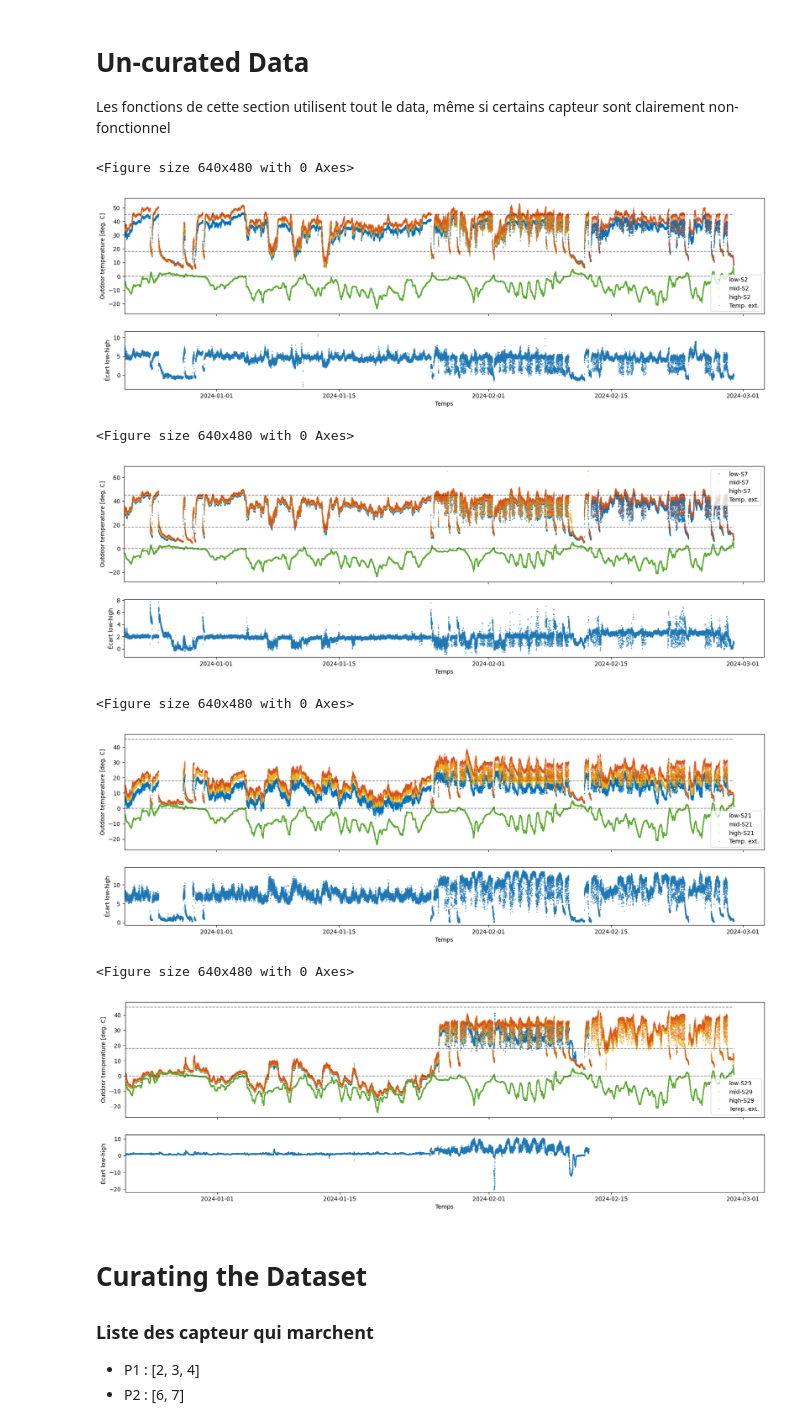
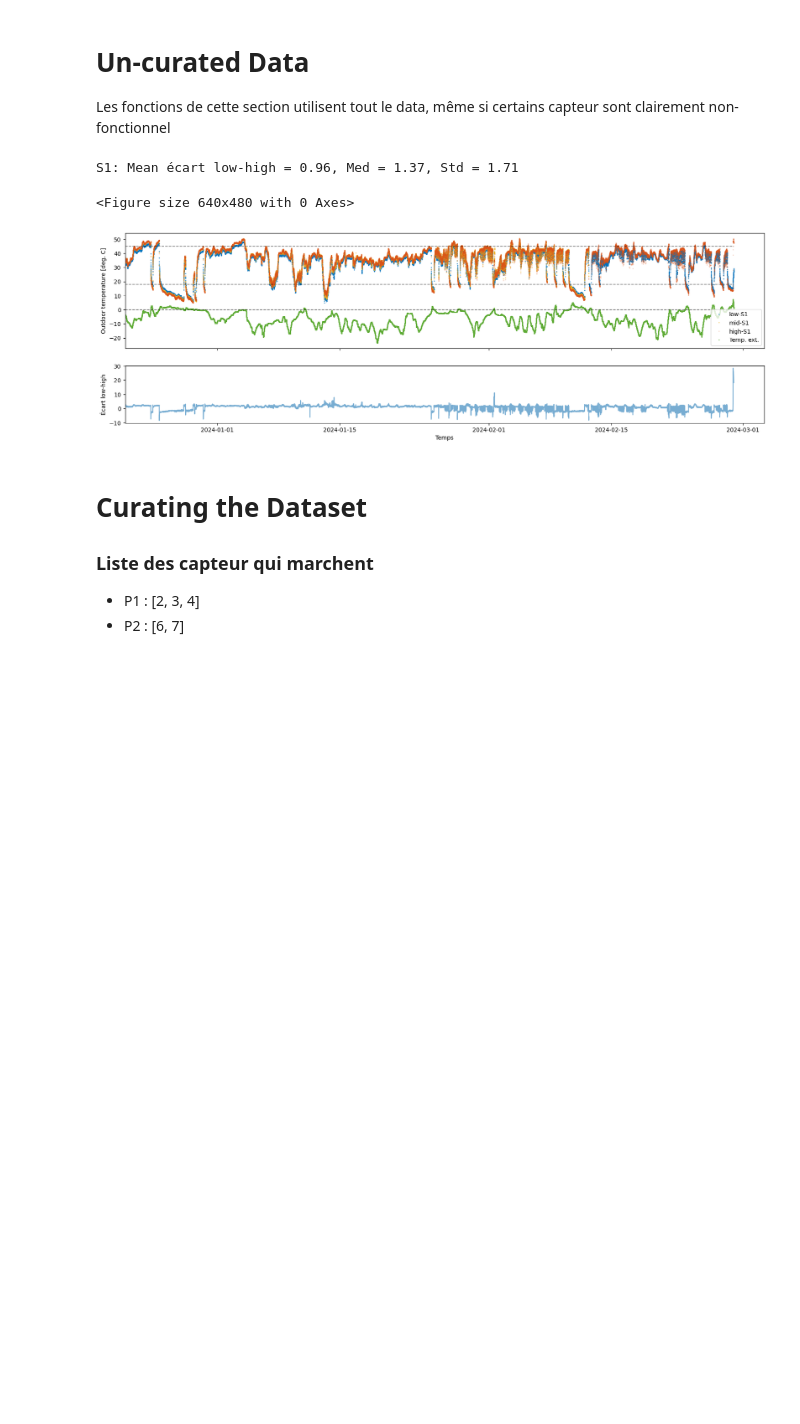
Before and after one commit to LuGar54/TP-Transferts-Thermique, a Jupyter notebook: Analysis/visualize.ipynb, the cells around one changed output. Cells and saved outputs as stored; diff of their text form; code cells hidden in the pictures; blank space fills up the shorter version.

Commit message:
le bon visualize notebook

```diff
--- a/Analysis/visualize.ipynb
+++ b/Analysis/visualize.ipynb
@@ -104,43 +90,39 @@ def nicer_sensor_plot(sensors, s_idx=0, e_idx=len(df["Time"]), save_fig=False, d
     for i, id in enumerate(df_low.columns[:]):
         plt.clf()
         fig, axes = plt.subplots(nrows=2, ncols=1, sharex=True, figsize=(20, 6),
                          gridspec_kw={'height_ratios': [2, 1]})
         ax0 = axes[0]
         ax1 = axes[1]
         # Plot le low, mid et high
         ax0.plot(convert_datetime(df["Time"][s_idx:e_idx]), df_low.iloc[s_idx:e_idx, i], marker='o', markersize= 1, alpha=0.7, linestyle = '', label="low-"+str(id)[12:], color=matlab_blue)
         ax0.plot(convert_datetime(df["Time"][s_idx:e_idx]), df_mid.iloc[s_idx:e_idx, i], marker='o', markersize= 1, alpha=0.5, linestyle = '', label="mid-"+str(id)[12:], color=matlab_yellow)
         ax0.plot(convert_datetime(df["Time"][s_idx:e_idx]), df_high.iloc[s_idx:e_idx, i], marker='o', markersize= 1, alpha=0.2, linestyle = '', label="high-"+str(id)[12:], color=matlab_orange)
         # Plot le outdoor temp
         ax0.plot(convert_datetime(df["Time"][s_idx:e_idx]), df.iloc[s_idx:e_idx, 1], marker='o', markersize= 1, alpha=0.6, linestyle = '', label="Temp. ext.", color="#5EAB35")
         ax0.plot(convert_datetime(df["Time"][s_idx:e_idx]), df.iloc[s_idx:e_idx, 1]*0+45, alpha=0.5, linestyle = '--', linewidth=1.2 , color="black")
         ax0.plot(convert_datetime(df["Time"][s_idx:e_idx]), df.iloc[s_idx:e_idx, 1]*0, alpha=0.5, linestyle = '--', linewidth=1.2, color="black")
         ax0.plot(convert_datetime(df["Time"][s_idx:e_idx]), df.iloc[s_idx:e_idx, 1]*0+18, alpha=0.5, linestyle = '--', linewidth=1.2, color="black")
 
         ax0.set_ylabel(ydata_lbl)
         ax0.legend()
         plt.xlim(min(convert_datetime(df["Time"][s_idx:e_idx])),max(convert_datetime(df["Time"][s_idx:e_idx]))+5000)
 
         diff = df_high.iloc[s_idx:e_idx, i] - df_low.iloc[s_idx:e_idx, i]
-        ax1.plot(convert_datetime(df["Time"][s_idx:e_idx]), diff, marker='o', markersize= 1, alpha=0.6, linestyle = '', label="low-"+str(id)[12:])
+        ax1.plot(convert_datetime(df["Time"][s_idx:e_idx]), diff, alpha=0.6, linestyle = '-', label="low-"+str(id)[12:])
+        print(f"{str(id)[12:]}: Mean écart low-high = {diff.mean():.2f}, Med = {diff.median():.2f}, Std = {diff.std():.2f}")
         ax1.set_xlabel("Temps")
         ax1.set_ylabel("Écart low-high")
         plt.show()
         if s_idx == 0 and e_idx == len(df["Time"]) and save_fig:
             fig.savefig(f'../fig/{str(id)[12:]}_hml_diff.png', dpi=600, bbox_inches='tight')
         elif save_fig:
             fig.savefig(f'../fig/{str(id)[12:]}_hml_diff_{s_idx}-{e_idx}.png', dpi=600, bbox_inches='tight')
     return
-nicer_sensor_plot([2,7, 21, 29], 0, 50000)
+nicer_sensor_plot([1], 0, 50000)
 # %% [output]
-<Figure size 640x480 with 0 Axes>
+S1: Mean écart low-high = 0.96, Med = 1.37, Std = 1.71
+<Figure size 640x480 with 0 Axes>
-[figure, old version]
+[figure, new version]
-<Figure size 640x480 with 0 Axes>
-[figure, removed]
-<Figure size 640x480 with 0 Axes>
-[figure, removed]
-<Figure size 640x480 with 0 Axes>
-[figure, removed]
 # %% [markdown]
 # Curating the Dataset
 ### Liste des capteur qui marchent
```
Also changed, not shown: parts of 7 cells of this notebook.
